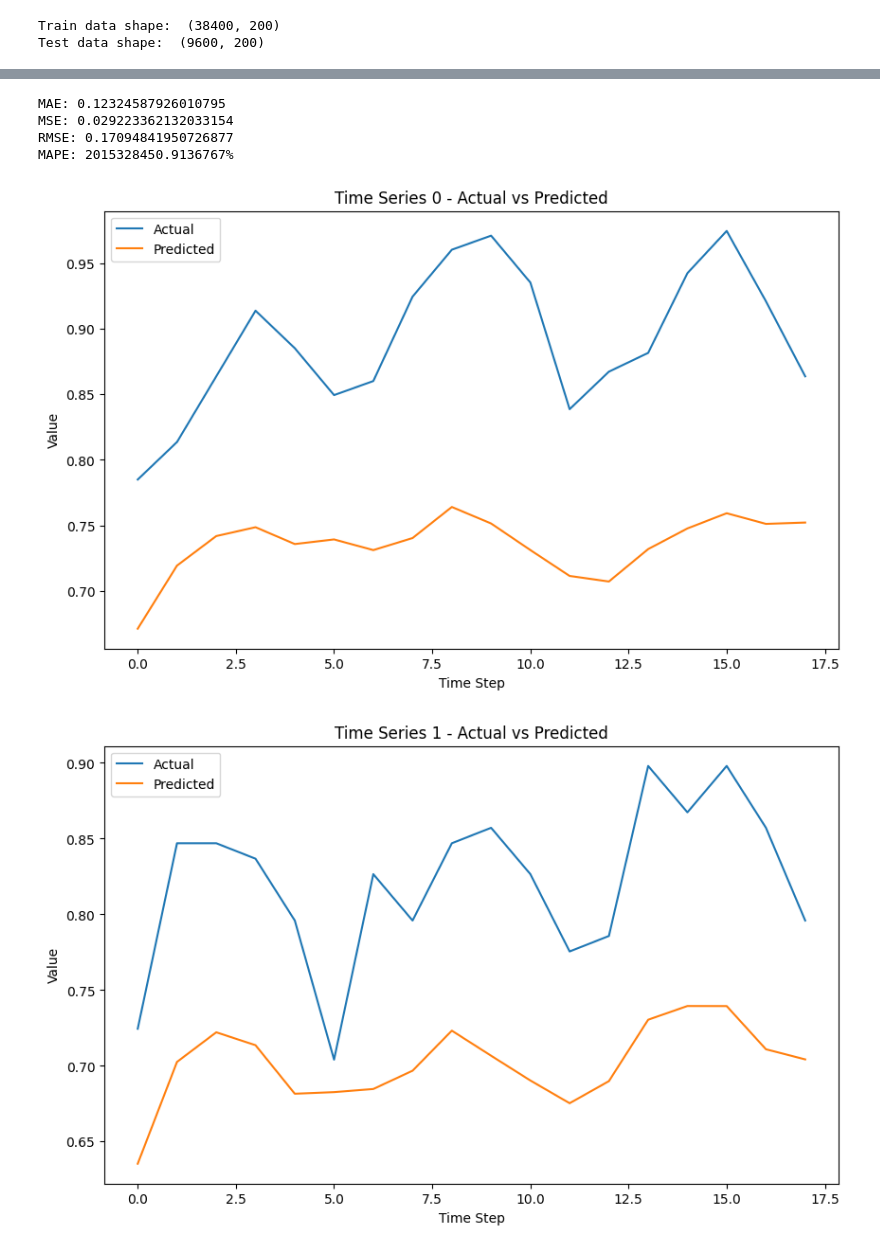
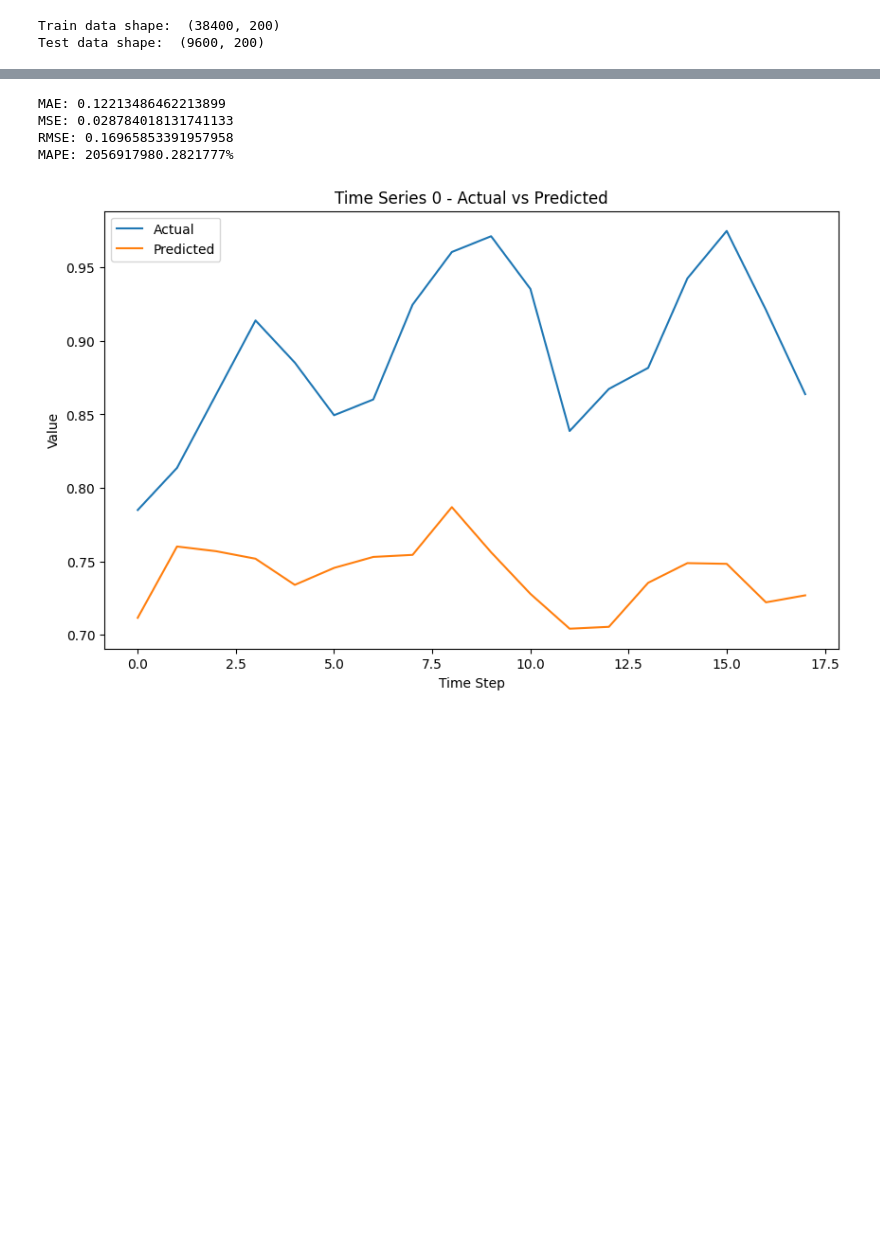
Before and after one commit to AlessandroVacca/ANNDL-Challenges, a Jupyter notebook: C2/notebooks/lstm.ipynb, the cells around one changed output, grey strips where cells are left out. Drawn from its saved outputs; the diff is of its cells as text; code cells hidden in the pictures; blank space fills up the shorter version.

```diff
--- a/C2/notebooks/lstm.ipynb
+++ b/C2/notebooks/lstm.ipynb
@@ -39,7 +39,7 @@ model.compile(loss='mse', metrics=[tf.keras.metrics.RootMeanSquaredError()], opt
 early_stopping = EarlyStopping(monitor='val_loss', patience=10)
 
 # Fit the model
-history = model.fit(train_X, train_labels, epochs=100, batch_size=72, validation_data=(test_X, test_labels), verbose=2, shuffle=False, callbacks=[early_stopping])
+history = model.fit(train_X, train_labels, epochs=50, batch_size=72, validation_data=(test_X, test_labels), verbose=2, shuffle=False)#, callbacks=[early_stopping])
 
 # Make predictions
 yhat = model.predict(test_X)
@@ -64,13 +64,12 @@ Epoch 43/100
 300/300 [==============================] - 2s 4ms/step
 # %%
 evaluate_model(predictions, test_labels)
-for i in range(10):
+for i in range(1):
     # Plot the first 5 predictions
     plot_predictions(predictions, test_labels, i)
 # %% [output]
-MAE: 0.12324587926010795
-MSE: 0.029223362132033154
-RMSE: 0.17094841950726877
-MAPE: 2015328450.9136767%
+MAE: 0.12213486462213899
+MSE: 0.028784018131741133
+RMSE: 0.16965853391957958
+MAPE: 2056917980.2821777%
-[figure, old version]
+[figure, new version]
-[figure, removed]
```
Also changed, not shown: parts of 4 cells of this notebook, 1 other file.
